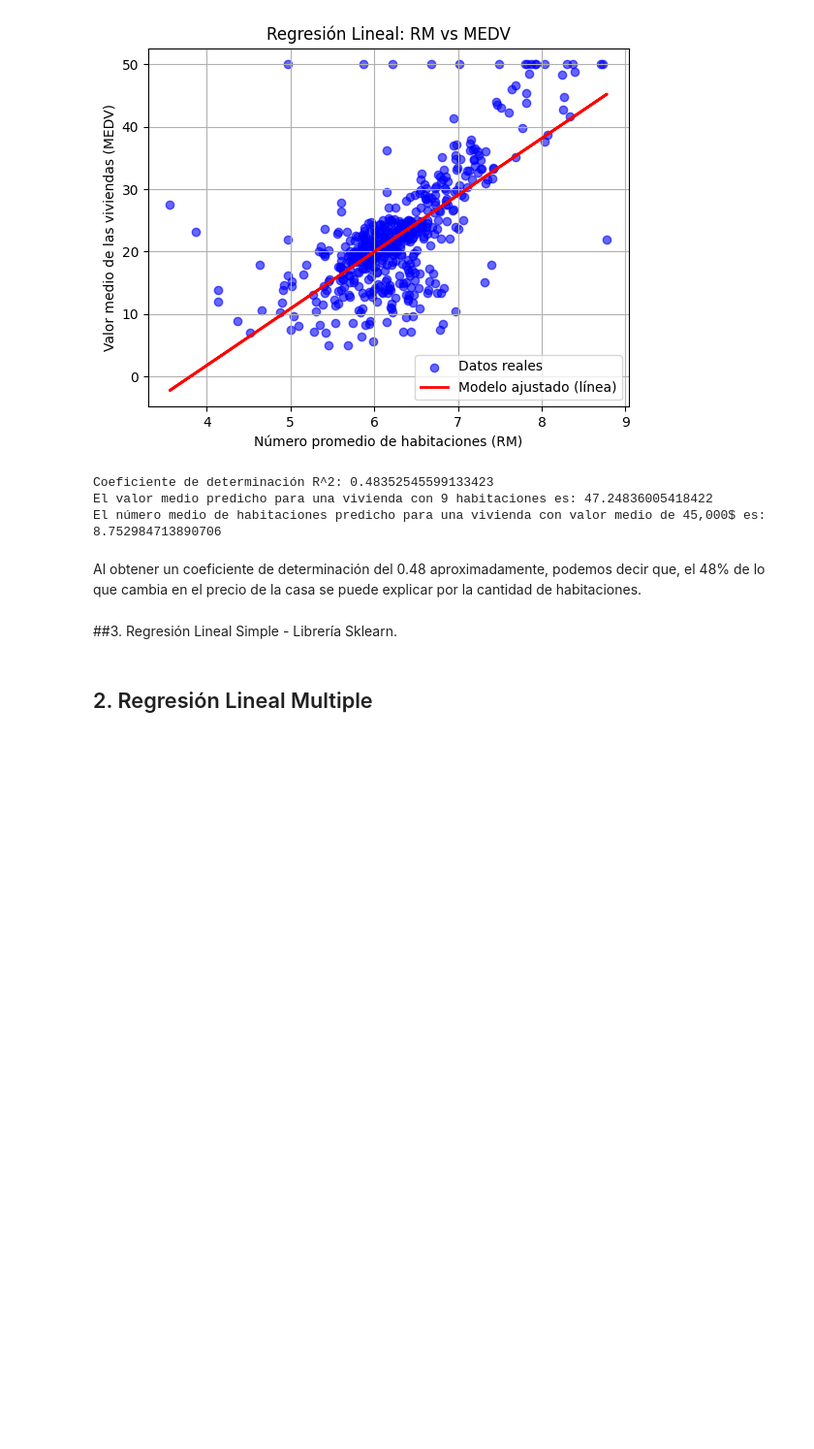
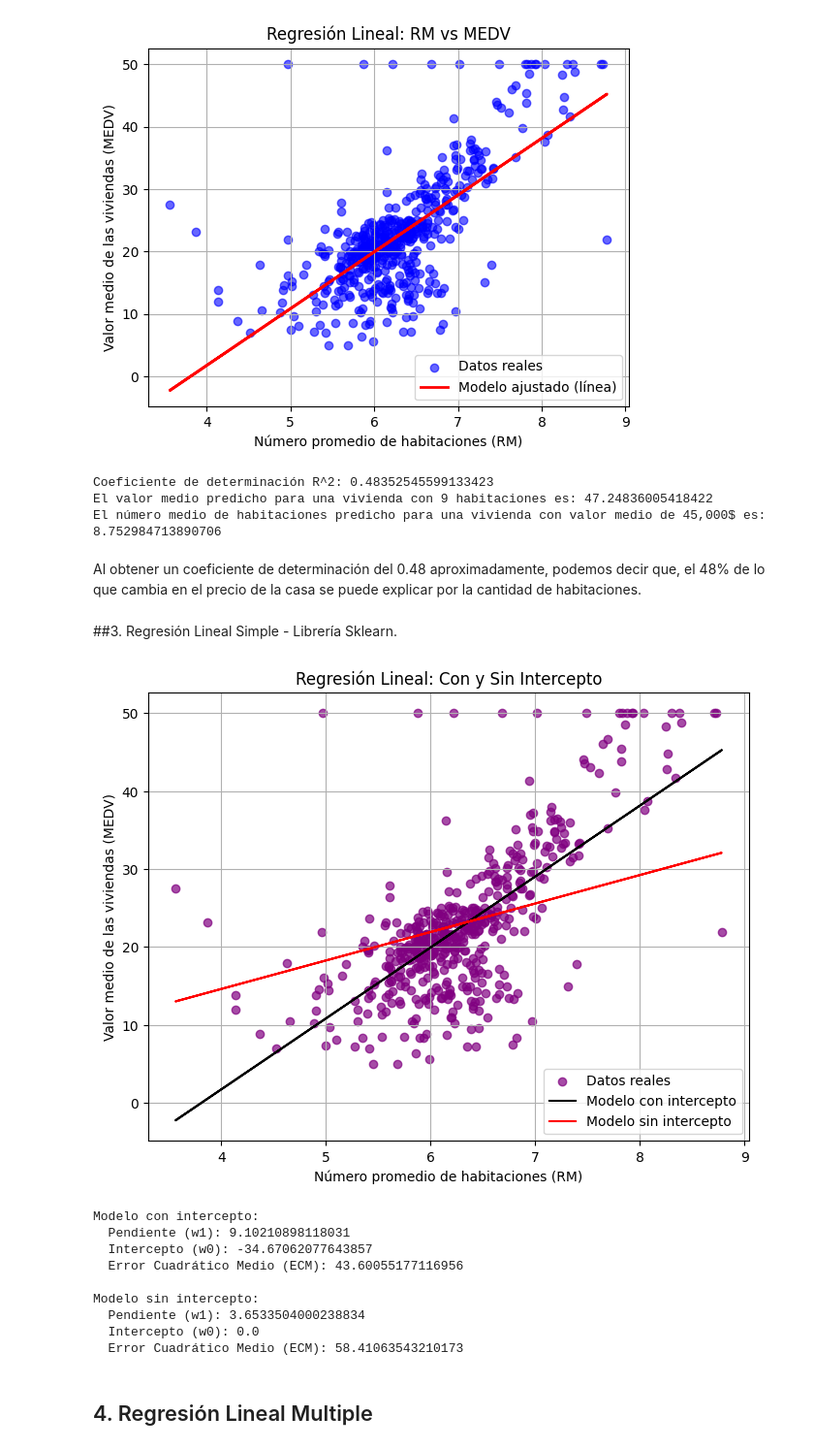
Before and after one commit to Lexie-v2/Goggle-CO, a Jupyter notebook: Lab2___Colab__Vera,V.ipynb, the cells around one changed output. Shown: that part at 97% size. Cells and saved outputs as stored; diff of their text form; code cells hidden in the pictures; blank space fills up the shorter version.

```diff
--- a/Lab2___Colab__Vera,V.ipynb
+++ b/Lab2___Colab__Vera,V.ipynb
@@ -164,5 +164,65 @@ El número medio de habitaciones predicho para una vivienda con valor medio de 4
 Al obtener un coeficiente de determinación del 0.48 aproximadamente, podemos decir que, el 48% de lo que cambia en el precio de la casa se puede explicar por la cantidad de habitaciones.
 # %% [markdown]
 ##3. Regresión Lineal Simple - Librería Sklearn.
+# %%
+X = df[['RM']]  # Variable independiente
+y = df['MEDV']  # Variable dependiente
+
+# --- Entrenar los modelos de regresión lineal ---
+# Modelo con intercepto (fit_intercept=True)
+model_with_intercept = LinearRegression(fit_intercept=True)
+model_with_intercept.fit(X, y)
+
+# Modelo sin intercepto (fit_intercept=False)
+model_without_intercept = LinearRegression(fit_intercept=False)
+model_without_intercept.fit(X, y)
+
+# --- Generar predicciones ---
+# Predicciones para el modelo con intercepto
+y_pred_with_intercept = model_with_intercept.predict(X)
+
+# Predicciones para el modelo sin intercepto
+y_pred_without_intercept = model_without_intercept.predict(X)
+
+# --- Visualizar los resultados ---
+plt.figure(figsize=(8, 6))
+plt.scatter(X, y, alpha=0.7, label="Datos reales", color="purple")  # Datos reales
+plt.plot(X, y_pred_with_intercept, label="Modelo con intercepto", color="black")  # Línea del modelo con intercepto
+plt.plot(X, y_pred_without_intercept, label="Modelo sin intercepto", color="red")  # Línea del modelo sin intercepto
+plt.xlabel("Número promedio de habitaciones (RM)")
+plt.ylabel("Valor medio de las viviendas (MEDV)")
+plt.title("Regresión Lineal: Con y Sin Intercepto")
+plt.legend()
+plt.grid(True)
+plt.show()
+
+# --- Calcular el Error Cuadrático Medio (ECM) ---
+# ECM para el modelo con intercepto
+mse_with_intercept = mean_squared_error(y, y_pred_with_intercept)
+
+# ECM para el modelo sin intercepto
+mse_without_intercept = mean_squared_error(y, y_pred_without_intercept)
+
+# --- Imprimir los resultados ---
+print("Modelo con intercepto:")
+print(f"  Pendiente (w1): {model_with_intercept.coef_[0]}")
+print(f"  Intercepto (w0): {model_with_intercept.intercept_}")
+print(f"  Error Cuadrático Medio (ECM): {mse_with_intercept}")
+
+print("\nModelo sin intercepto:")
+print(f"  Pendiente (w1): {model_without_intercept.coef_[0]}")
+print(f"  Intercepto (w0): {model_without_intercept.intercept_}")  # Será 0 en este caso
+print(f"  Error Cuadrático Medio (ECM): {mse_without_intercept}")
+# %% [output]
+[figure, added]
+Modelo con intercepto:
+  Pendiente (w1): 9.10210898118031
+  Intercepto (w0): -34.67062077643857
+  Error Cuadrático Medio (ECM): 43.60055177116956
+
+Modelo sin intercepto:
+  Pendiente (w1): 3.6533504000238834
+  Intercepto (w0): 0.0
+  Error Cuadrático Medio (ECM): 58.41063543210173
 # %% [markdown]
-## 2. Regresión Lineal Multiple
+## 4. Regresión Lineal Multiple
```
